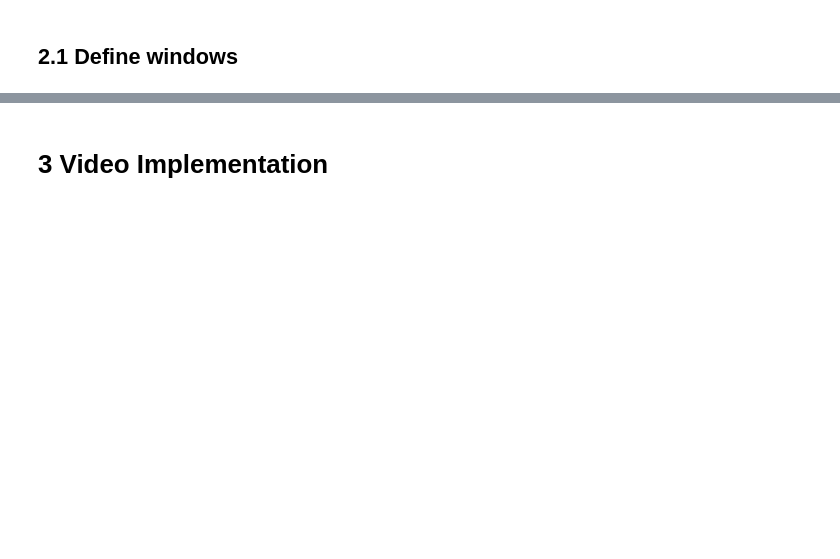
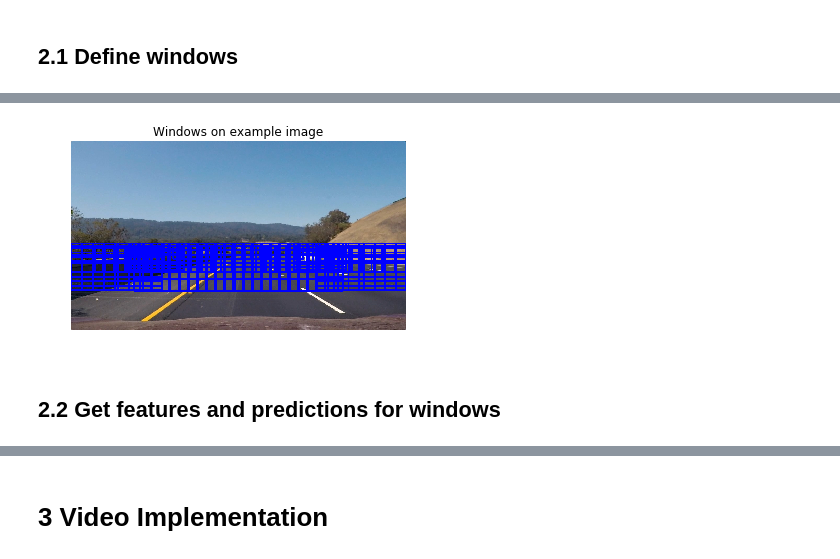
Before and after one commit to Wolfgang90/vehicleTracking, a Jupyter notebook: vehicle_detection_and_tracking.ipynb, the cells around one changed output, grey strips where cells are left out. Saved outputs shown, nothing was run; the diff lists cells and outputs as text; code cells hidden in the pictures; blank space fills up the shorter version.

```diff
--- a/vehicle_detection_and_tracking.ipynb
+++ b/vehicle_detection_and_tracking.ipynb
@@ -751,3 +417,0 @@ def make_prediction(windows_scaled):
-# %%
-x=make_prediction(windows_scaled)
-print(x)
@@ -865,10 +417,0 @@ print(prediction[:])
-# %%
-def draw_windows_on_image(img, window_positions, prediction,y_start,y_stop, img_save = False, save_path = None):
-    img_plt = img[y_start:y_stop,:,:]
-    for position, pred in zip(window_positions,prediction):
-        if pred:
-            cv2.rectangle(img_plt, position[0], position[1],(0,0,255),6)
-    plt.imshow(img_plt)
-    plt.axis("off")
-    if img_save:
-        plt.imsave(save_path,img_plt)
@@ -888,5 +417,0 @@ svc.predict(try_img)
-# %%
-# Extract windows from image
-
-
-for window in window_positions:
@@ -1271,0 +535,9 @@ plt.imshow(window_img)
+# %%
+# Visualize windows on an example image
+img_window_ex = draw_windows_on_image(example_img, window_positions)
+plot_and_save_image(img_window_ex, cmap_img = None, heading = "Windows on example image",
+                     save = True, save_path = "output_images/04_image_windows")
+# %% [output]
+[figure, added]
+# %% [markdown]
+## 2.2 Get features and predictions for windows
```
Also changed, not shown: parts of 111 cells of this notebook, 12 other files.
